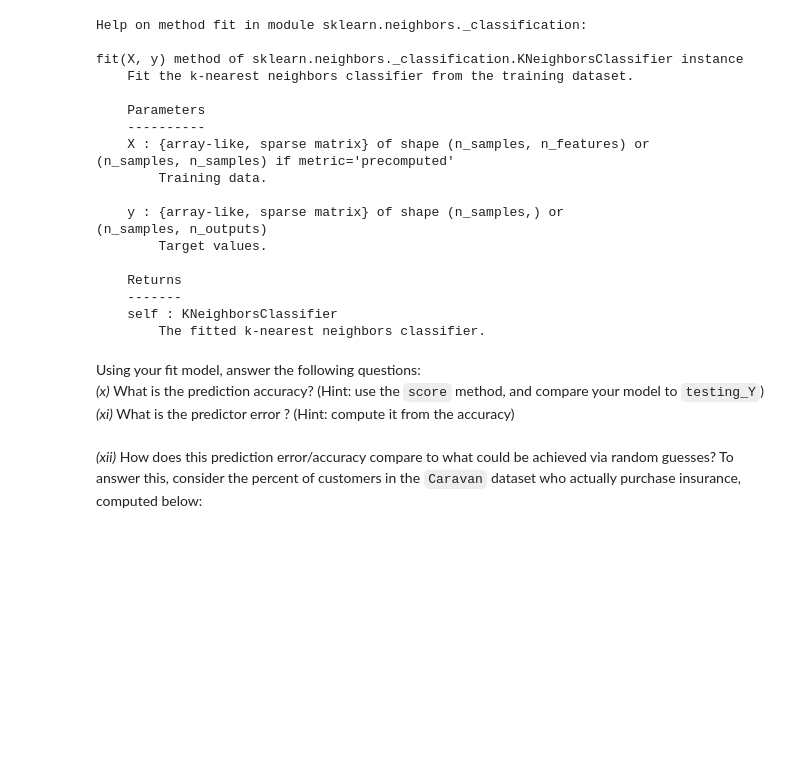
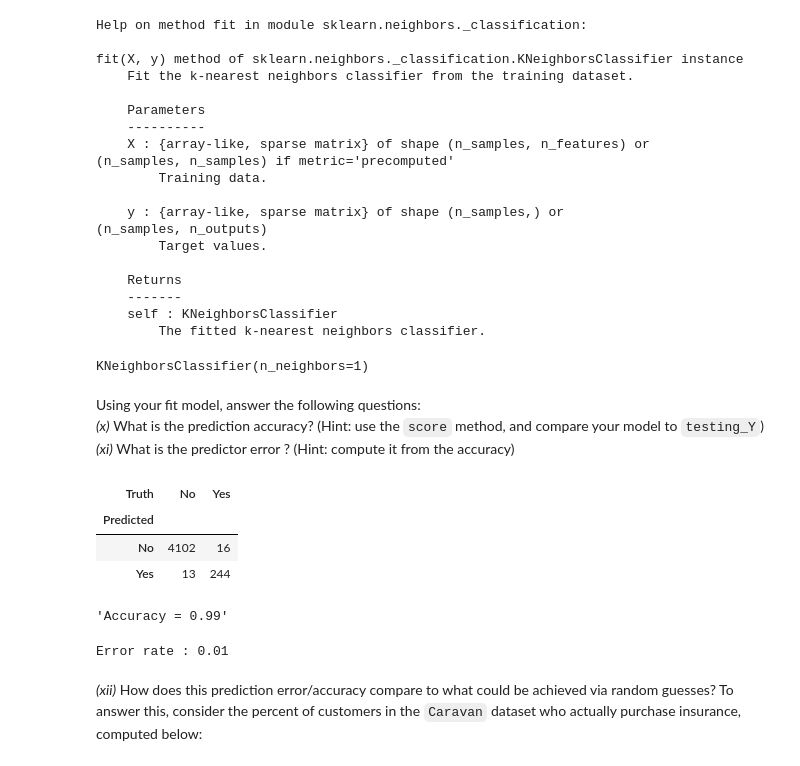
Before and after one commit to tarunvashisht/applying_statistical_concepts, a Jupyter notebook: 02_assignments/assignment_2.ipynb, the cells around one changed output. Cells and saved outputs as stored; diff of their text form; code cells hidden in the pictures; blank space fills up the shorter version.

```diff
--- a/02_assignments/assignment_2.ipynb
+++ b/02_assignments/assignment_2.ipynb
@@ -190,14 +190,39 @@ fit(X, y) method of sklearn.neighbors._classification.KNeighborsClassifier insta
     -------
     self : KNeighborsClassifier
         The fitted k-nearest neighbors classifier.
+# %%
+knn.fit(training_X, training_Y)
+# %% [output]
+KNeighborsClassifier(n_neighbors=1)
 # %% [markdown]
 Using your fit model, answer the following questions:
 _(x)_ What is the prediction accuracy? (Hint: use the `score` method, and compare your model to `testing_Y`)
 _(xi)_ What is the predictor error ? (Hint: compute it from the accuracy)
 # %%
 # prediction accuracy rate
+
+pred_acc = knn.predict(training_X)
 # %%
 # prediction error rate
+
+from ISLP import confusion_table
+confusion_table(pred_acc, training_Y)
+# %% [output]
+| Truth | No | Yes |
+| Predicted |  |  |
+| No | 4102 | 16 |
+| Yes | 13 | 244 |
+# %%
+from sklearn.metrics import classification_report, accuracy_score, confusion_matrix
+accur =  accuracy_score(training_Y, pred_acc)
+display(f'Accuracy = {accur:.2f}')
+# %% [output]
+'Accuracy = 0.99'
+# %%
+error_rate = 1 - accur
+print(f'Error rate : {error_rate:.2f}')
+# %% [output]
+Error rate : 0.01
 # %% [markdown]
 _(xii)_ How does this prediction error/accuracy compare to what could be achieved via random guesses? To answer this, consider the percent of customers in the `Caravan` dataset who actually purchase insurance, computed below:
 # %%
```
Also changed, not shown: parts of 1 cell of this notebook.
